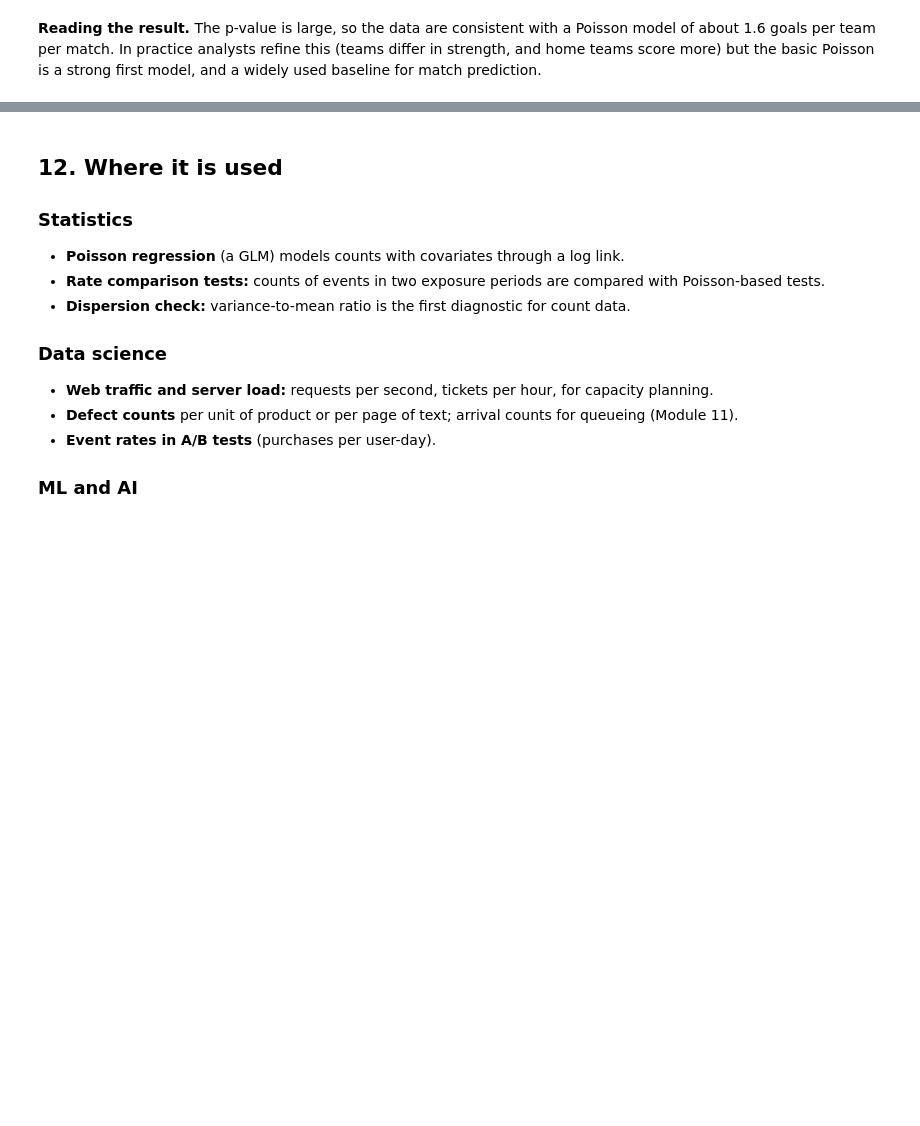
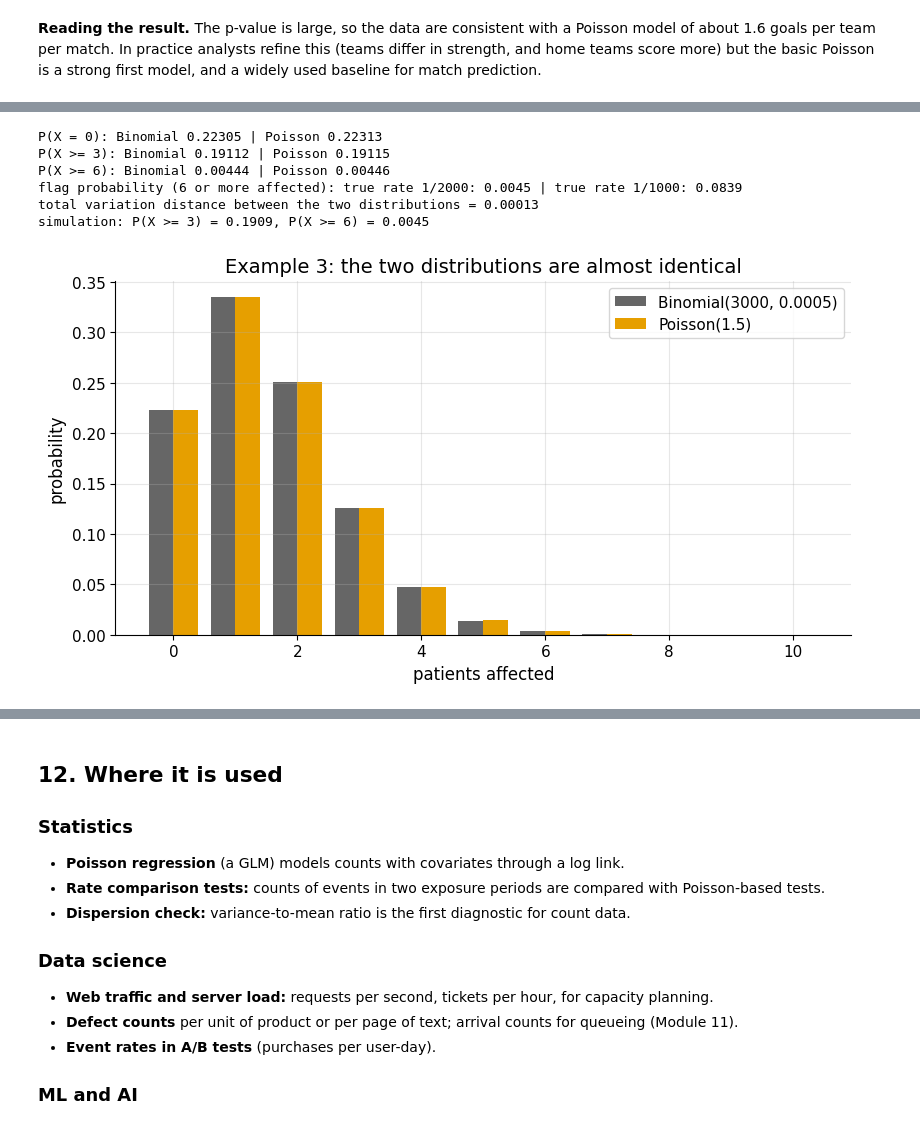
Before and after one commit to AhmedMostafaAttiaaa/distributions-irl, a Jupyter notebook: module_01_discrete/notebooks/01_03_poisson.ipynb, the cells around one changed output, grey strips where cells are left out. Drawn from its saved outputs; the diff is of its cells as text; code cells hidden in the pictures; blank space fills up the shorter version.

```diff
--- a/module_01_discrete/notebooks/01_03_poisson.ipynb
+++ b/module_01_discrete/notebooks/01_03_poisson.ipynb
@@ -467,0 +537,25 @@ chi-square = 2.36, df = 4, p-value = 0.670
+# %%
+n_c, p_c = 3000, 1 / 2000; lam_c = n_c * p_c
+bin_c, poi_c = stats.binom(n_c, p_c), stats.poisson(lam_c)
+for label_c, f_c in [("P(X = 0)", lambda d: d.pmf(0)), ("P(X >= 3)", lambda d: d.sf(2)), ("P(X >= 6)", lambda d: d.sf(5))]:
+    print(f"{label_c}: Binomial {f_c(bin_c):.5f} | Poisson {f_c(poi_c):.5f}")
+flag_now = poi_c.sf(5); flag_double = stats.poisson(3.0).sf(5)
+print(f"flag probability (6 or more affected): true rate 1/2000: {flag_now:.4f} | true rate 1/1000: {flag_double:.4f}")
+tv_c = 0.5 * np.abs(bin_c.pmf(np.arange(0, 40)) - poi_c.pmf(np.arange(0, 40))).sum()
+print(f"total variation distance between the two distributions = {tv_c:.5f}")
+assert abs(bin_c.sf(2) - poi_c.sf(2)) < 5e-4 and abs(bin_c.sf(5) - poi_c.sf(5)) < 5e-4 and tv_c < 5e-4 and abs(flag_double - 0.084) < 0.001
+sim_c = np.random.default_rng(12).binomial(n_c, p_c, 800_000)
+print(f"simulation: P(X >= 3) = {np.mean(sim_c >= 3):.4f}, P(X >= 6) = {np.mean(sim_c >= 6):.4f}")
+assert abs(np.mean(sim_c >= 3) - bin_c.sf(2)) < 0.003
+ks_c = np.arange(0, 11); fig, ax = plt.subplots(figsize=(9.5, 4.6))
+ax.bar(ks_c - 0.2, bin_c.pmf(ks_c), 0.4, color=NEUTRAL, label="Binomial(3000, 0.0005)"); ax.bar(ks_c + 0.2, poi_c.pmf(ks_c), 0.4, color=SIM, label="Poisson(1.5)")
+ax.set_xlabel("patients affected"); ax.set_ylabel("probability"); ax.set_title("Example 3: the two distributions are almost identical"); ax.legend()
+plt.show()
+# %% [output]
+P(X = 0): Binomial 0.22305 | Poisson 0.22313
+P(X >= 3): Binomial 0.19112 | Poisson 0.19115
+P(X >= 6): Binomial 0.00444 | Poisson 0.00446
+flag probability (6 or more affected): true rate 1/2000: 0.0045 | true rate 1/1000: 0.0839
+total variation distance between the two distributions = 0.00013
+simulation: P(X >= 3) = 0.1909, P(X >= 6) = 0.0045
+[figure, added]
```
Also changed, not shown: parts of 11 cells of this notebook.
